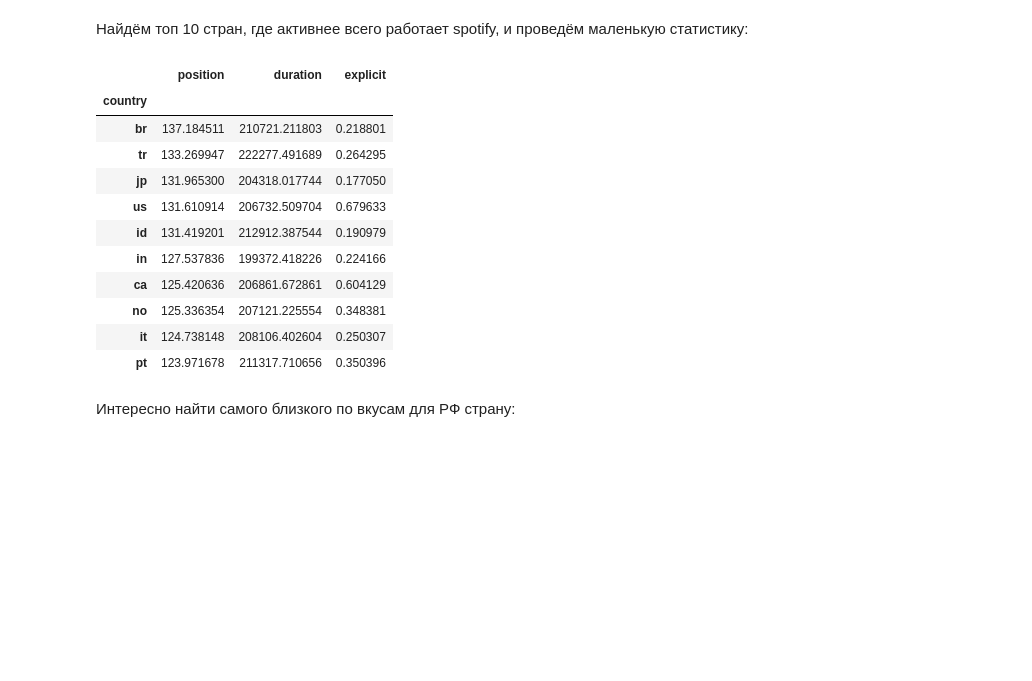
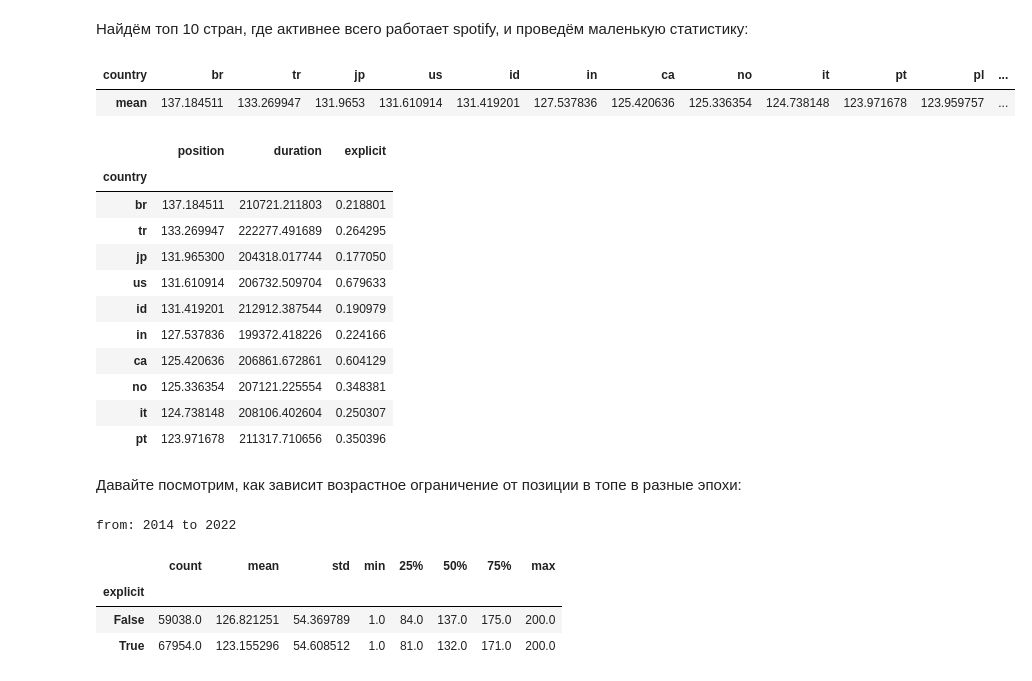
Before and after one commit to AlimKugot/DataScience, a Jupyter notebook: Code.ipynb, the cells around one changed output. Saved outputs shown, nothing was run; the diff lists cells and outputs as text; code cells hidden in the pictures; blank space fills up the shorter version.

```diff
--- a/Code.ipynb
+++ b/Code.ipynb
@@ -218,24 +212,28 @@ df.hist(figsize=(20, 12));
 # %% [markdown]
 Найдём топ 10 стран, где активнее всего работает spotify, и проведём маленькую статистику:
 # %%
-# Из методички
-# df.groupby(["country"])["position"].agg([np.mean]).sort_values(by="mean", ascending=False).
-
-groupped_country = df.groupby(['country']).mean()
-groupped_country = groupped_country.sort_values(by=['position'], ascending=False)
-groupped_country[:10].head(10)
+# Как из методички - по всем странам
+df.groupby(["country"])["position"].agg([np.mean]).sort_values(by="mean", ascending=False).T
 # %% [output]
-|  | position | duration | explicit |
-| country |  |  |  |
-| br | 137.184511 | 210721.211803 | 0.218801 |
-| tr | 133.269947 | 222277.491689 | 0.264295 |
-| jp | 131.965300 | 204318.017744 | 0.177050 |
-| us | 131.610914 | 206732.509704 | 0.679633 |
-| id | 131.419201 | 212912.387544 | 0.190979 |
-| in | 127.537836 | 199372.418226 | 0.224166 |
-| ca | 125.420636 | 206861.672861 | 0.604129 |
-| no | 125.336354 | 207121.225554 | 0.348381 |
-| it | 124.738148 | 208106.402604 | 0.250307 |
-| pt | 123.971678 | 211317.710656 | 0.350396 |
+| country | br | tr | jp | us | id | in | ca | no | it | pt | pl | ... |
+| mean | 137.184511 | 133.269947 | 131.9653 | 131.610914 | 131.419201 | 127.537836 | 125.420636 | 125.336354 | 124.738148 | 123.971678 | 123.959757 | ... |
+# %%
+# более подробно по топу 10 стран
+groupped_country = df.groupby(['country']).mean()
+groupped_country = groupped_country.sort_values(by=['position'], ascending=False)
+groupped_country.head(10)
+# %% [output]
+|  | position | duration | explicit |
+| country |  |  |  |
+| br | 137.184511 | 210721.211803 | 0.218801 |
+| tr | 133.269947 | 222277.491689 | 0.264295 |
+| jp | 131.965300 | 204318.017744 | 0.177050 |
+| us | 131.610914 | 206732.509704 | 0.679633 |
+| id | 131.419201 | 212912.387544 | 0.190979 |
+| in | 127.537836 | 199372.418226 | 0.224166 |
+| ca | 125.420636 | 206861.672861 | 0.604129 |
+| no | 125.336354 | 207121.225554 | 0.348381 |
+| it | 124.738148 | 208106.402604 | 0.250307 |
+| pt | 123.971678 | 211317.710656 | 0.350396 |
 # %% [markdown]
-Интересно найти самого близкого по вкусам для РФ страну:
+Давайте посмотрим, как зависит возрастное ограничение от позиции в топе в разные эпохи:
@@ -283,0 +240,31 @@ print(min_diff_country)
+# %%
+years = pd.DatetimeIndex(df['date']).year
+print(f'from: {years.min()} to {years.max()}')
+# %% [output]
+from: 2014 to 2022
+# %%
+df_2016 = df[pd.DatetimeIndex(df['date']).year <= 2016]
+df_nxt = df[pd.DatetimeIndex(df['date']).year > 2016]
+
+df_2018 = df_nxt[pd.DatetimeIndex(df_nxt['date']).year <= 2018]
+df_nxt = df_nxt[pd.DatetimeIndex(df_nxt['date']).year > 2018]
+
+df_2020 = df_nxt[pd.DatetimeIndex(df_nxt['date']).year <= 2020]
+df_nxt = df_nxt[pd.DatetimeIndex(df_nxt['date']).year > 2020]
+
+df_2016 = df_2016.groupby('explicit')
+df_2018 = df_2018.groupby('explicit')
+df_2020 = df_2020.groupby('explicit')
+df_nxt = df_nxt.groupby('explicit')
+
+s_2016 = df_2016.position.describe()
+s_2018 = df_2018.position.describe()
+s_2020 = df_2020.position.describe()
+s_nxt = df_nxt.position.describe()
+
+s_2020.head()
+# %% [output]
+|  | count | mean | std | min | 25% | 50% | 75% | max |
+| explicit |  |  |  |  |  |  |  |  |
+| False | 59038.0 | 126.821251 | 54.369789 | 1.0 | 84.0 | 137.0 | 175.0 | 200.0 |
+| True | 67954.0 | 123.155296 | 54.608512 | 1.0 | 81.0 | 132.0 | 171.0 | 200.0 |
```
Also changed, not shown: parts of 8 cells of this notebook.
